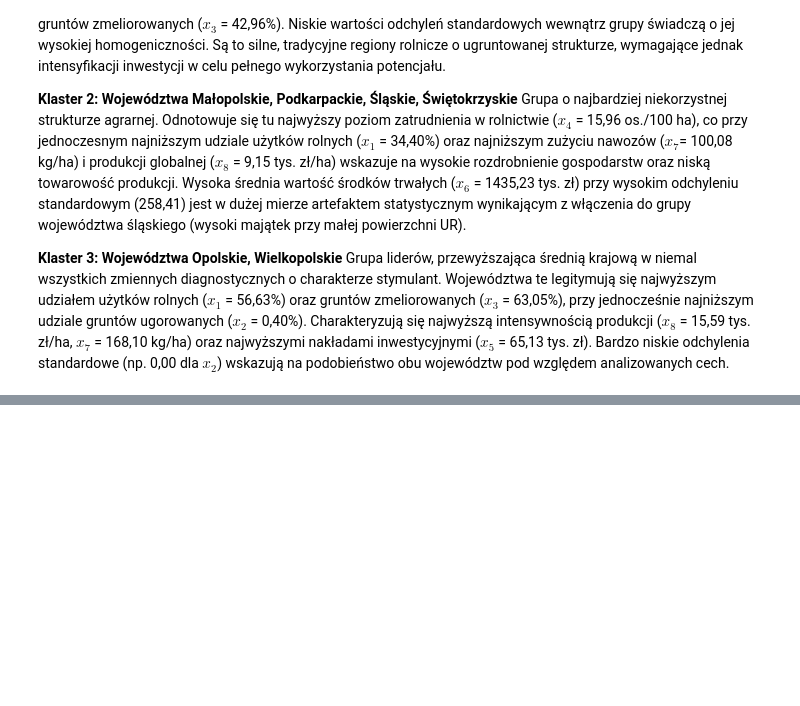
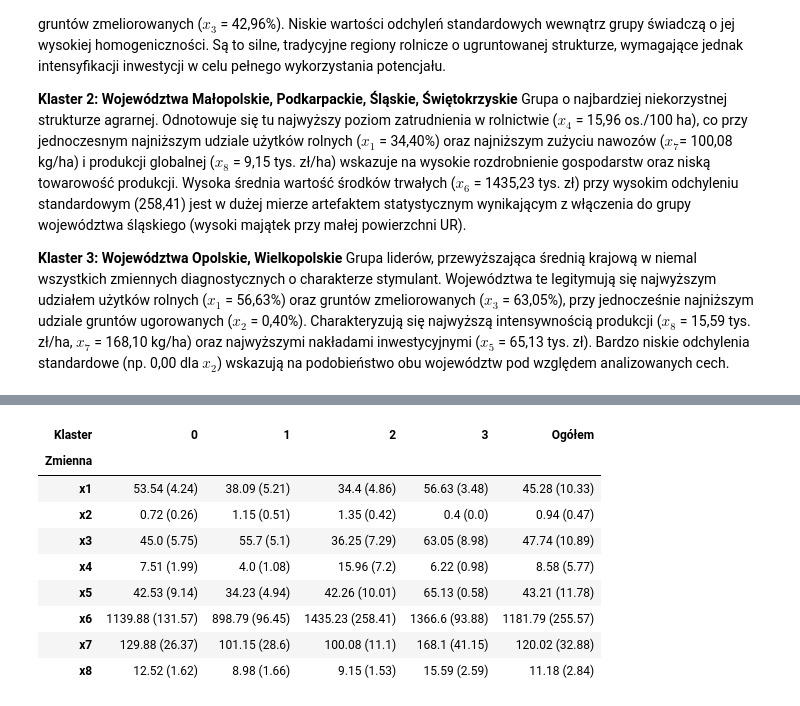
Before and after one commit to pawszu908/sad-project-1, a Jupyter notebook: Analiza.ipynb, the cells around one changed output, grey strips where cells are left out. Saved outputs shown, nothing was run; the diff lists cells and outputs as text; code cells hidden in the pictures; blank space fills up the shorter version.

```diff
--- a/Analiza.ipynb
+++ b/Analiza.ipynb
@@ -421,0 +464,13 @@ Grupa liderów, przewyższająca średnią krajową w niemal wszystkich zmiennyc
+# %%
+clustering.profile_groups(df, labels_km, all_vars)
+# %% [output]
+| Klaster | 0 | 1 | 2 | 3 | Ogółem |
+| Zmienna |  |  |  |  |  |
+| x1 | 53.54 (4.24) | 38.09 (5.21) | 34.4 (4.86) | 56.63 (3.48) | 45.28 (10.33) |
+| x2 | 0.72 (0.26) | 1.15 (0.51) | 1.35 (0.42) | 0.4 (0.0) | 0.94 (0.47) |
+| x3 | 45.0 (5.75) | 55.7 (5.1) | 36.25 (7.29) | 63.05 (8.98) | 47.74 (10.89) |
+| x4 | 7.51 (1.99) | 4.0 (1.08) | 15.96 (7.2) | 6.22 (0.98) | 8.58 (5.77) |
+| x5 | 42.53 (9.14) | 34.23 (4.94) | 42.26 (10.01) | 65.13 (0.58) | 43.21 (11.78) |
+| x6 | 1139.88 (131.57) | 898.79 (96.45) | 1435.23 (258.41) | 1366.6 (93.88) | 1181.79 (255.57) |
+| x7 | 129.88 (26.37) | 101.15 (28.6) | 100.08 (11.1) | 168.1 (41.15) | 120.02 (32.88) |
+| x8 | 12.52 (1.62) | 8.98 (1.66) | 9.15 (1.53) | 15.59 (2.59) | 11.18 (2.84) |
```
Also changed, not shown: parts of 9 cells of this notebook, 1 other file.
